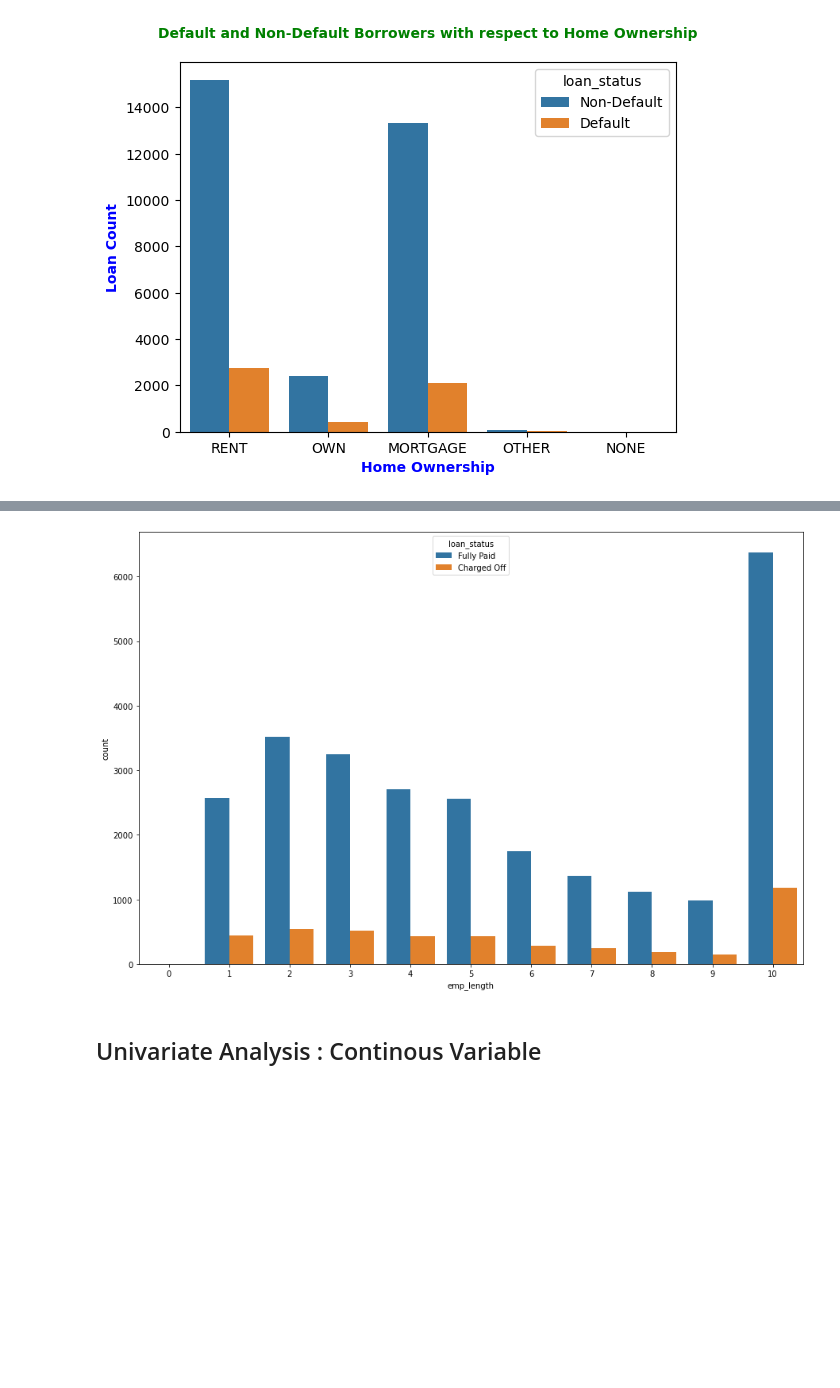
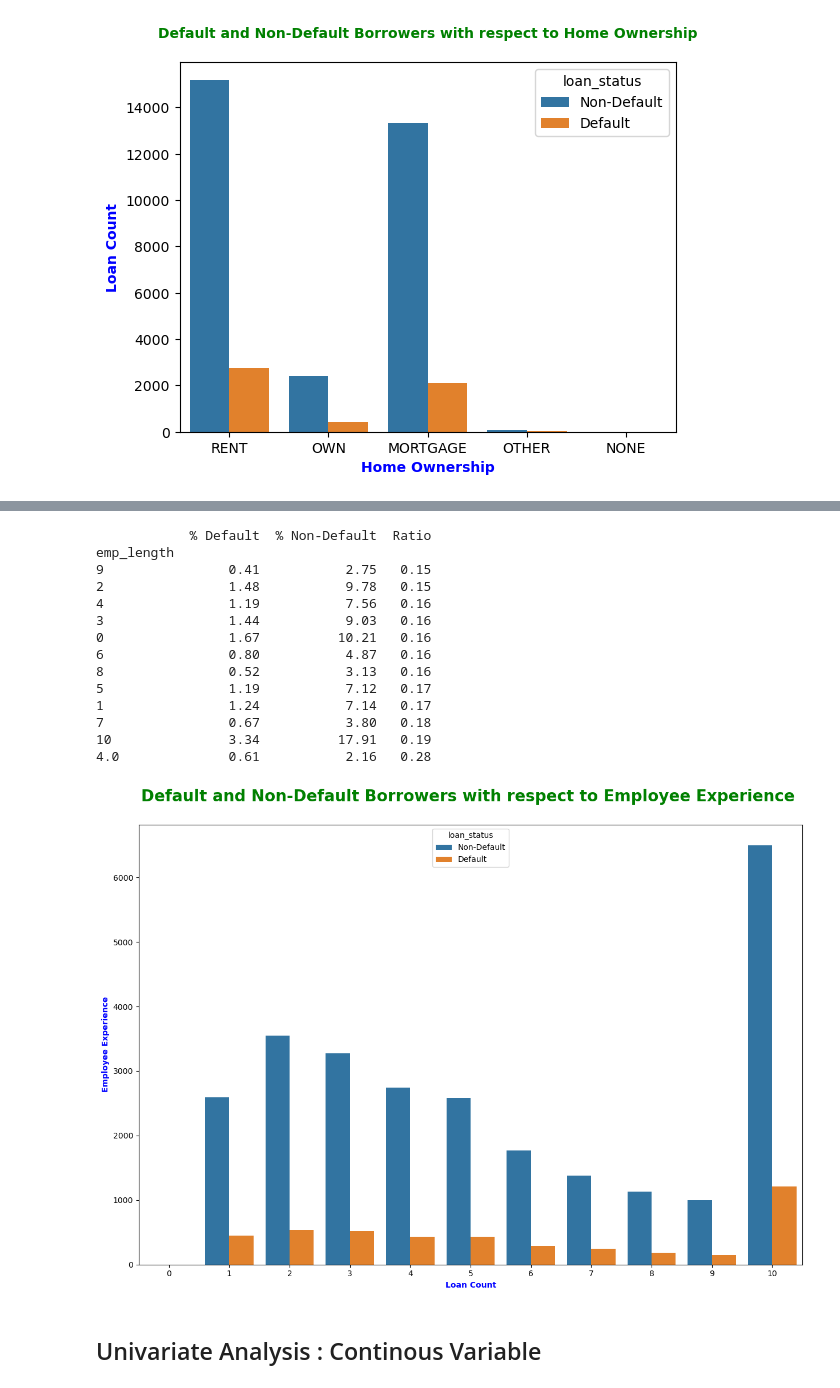
Before and after one commit to charankumarhs/LendingClubCaseStudy, a Jupyter notebook: Charan_Hulmani.ipynb, the cells around one changed output, grey strips where cells are left out. Cells and saved outputs as stored; diff of their text form; code cells hidden in the pictures; blank space fills up the shorter version.

```diff
--- a/Charan_Hulmani.ipynb
+++ b/Charan_Hulmani.ipynb
@@ -559,4 +559,21 @@ E    6.0
 F    2.0
 G    1.0
 [figure]
+# %%
+def get_default_non_defaul_loan_percentage_and_ratio(column_name:str):
+
+    df_default_loan_column_name = df_lending_club[(df_lending_club['loan_status']=='Default')][[column_name]]
+    df_non_default_loan_column_name = df_lending_club[(df_lending_club['loan_status']=='Non-Default')][[column_name]]
+
+    df_default_loan_column_name_percent = df_default_loan_column_name.value_counts().to_frame()/len(df_lending_club) * 100
+
+    df_non_default_loan_column_name_percent = df_non_default_loan_column_name.value_counts().to_frame()/len(df_lending_club) *100
+
+    df_loan_column_name_percent = df_default_loan_column_name_percent.merge(df_non_default_loan_column_name_percent,
+                                                                                how = 'inner' , on = column_name)
+
+    df_loan_column_name_percent.rename(columns={'0_x':'% Default','0_y':'% Non-Default'},inplace=True)
+    df_loan_column_name_percent['Ratio'] = df_loan_column_name_percent['% Default']/df_loan_column_name_percent['% Non-Default']
+
+    return(df_loan_column_name_percent.sort_values(by='Ratio').round(decimals=2))
 # %%
@@ -806,11 +798,29 @@ plt.show()
 # %%
 # plot agaiinst employment time (imputation not performed)
+print(get_default_non_defaul_loan_percentage_and_ratio('emp_length'))
+fig, ax = plt.subplots(figsize=(15,10))
+ax = sns.countplot(x='emp_length',order=['0','1','2','3','4','5','6','7','8','9','10'],hue='loan_status',data=df_lending_club)
+ax.set_title('Default and Non-Default Borrowers with respect to Employee Experience \n', fontsize=20, fontweight='bold',c='g')
+ax.set_xlabel('Loan Count',fontsize=10,fontweight='bold',c='b')
+ax.set_ylabel('Employee Experience',fontsize=10,fontweight='bold',c='b')
 
-fig, ax = plt.subplots(figsize=(15,10))
-sns.countplot(x='emp_length',order=['0','1','2','3','4','5','6','7','8','9','10'],hue='loan_status',data=df_lending_club)
 plt.show()
 # %% [output]
+            % Default  % Non-Default  Ratio
+emp_length
+9                0.41           2.75   0.15
+2                1.48           9.78   0.15
+4                1.19           7.56   0.16
+3                1.44           9.03   0.16
+0                1.67          10.21   0.16
+6                0.80           4.87   0.16
+8                0.52           3.13   0.16
+5                1.19           7.12   0.17
+1                1.24           7.14   0.17
+7                0.67           3.80   0.18
+10               3.34          17.91   0.19
+4.0              0.61           2.16   0.28
-[figure, old version]
+[figure, new version]
 # %% [markdown]
 ## Univariate Analysis : Continous Variable
 # %%
```
Also changed, not shown: parts of 52 cells of this notebook.
